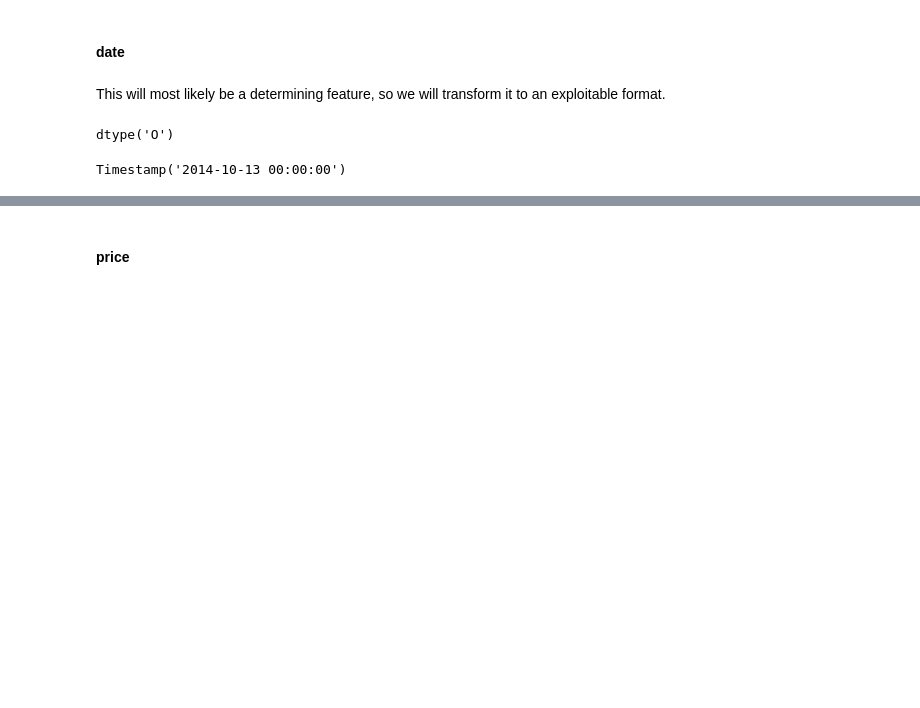
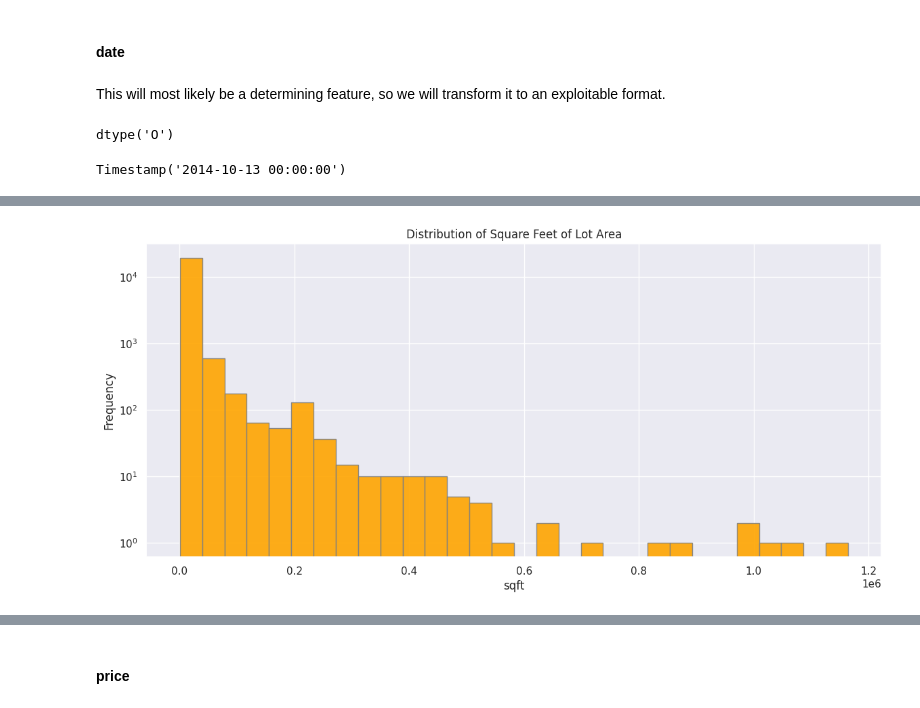
Before and after one commit to julienRactM/apartment-hunter, a Jupyter notebook: main_notebook.ipynb, the cells around one changed output, grey strips where cells are left out. Drawn from its saved outputs; the diff is of its cells as text; code cells hidden in the pictures; blank space fills up the shorter version.

```diff
--- a/main_notebook.ipynb
+++ b/main_notebook.ipynb
@@ -541,0 +619,13 @@ Timestamp('2014-10-13 00:00:00')
+# %%
+
+plt.figure(figsize=(14, 6))
+plt.hist(df['sqft_lot'], bins=30, color='orange', alpha=0.9, edgecolor='grey')
+
+plt.xlabel('sqft')
+plt.ylabel('Frequency')
+plt.yscale('log')
+plt.title('Distribution of Square Feet of Lot Area')
+
+plt.show()
+# %% [output]
+[figure, added]
```
Also changed, not shown: parts of 72 cells of this notebook, 1 other file.
